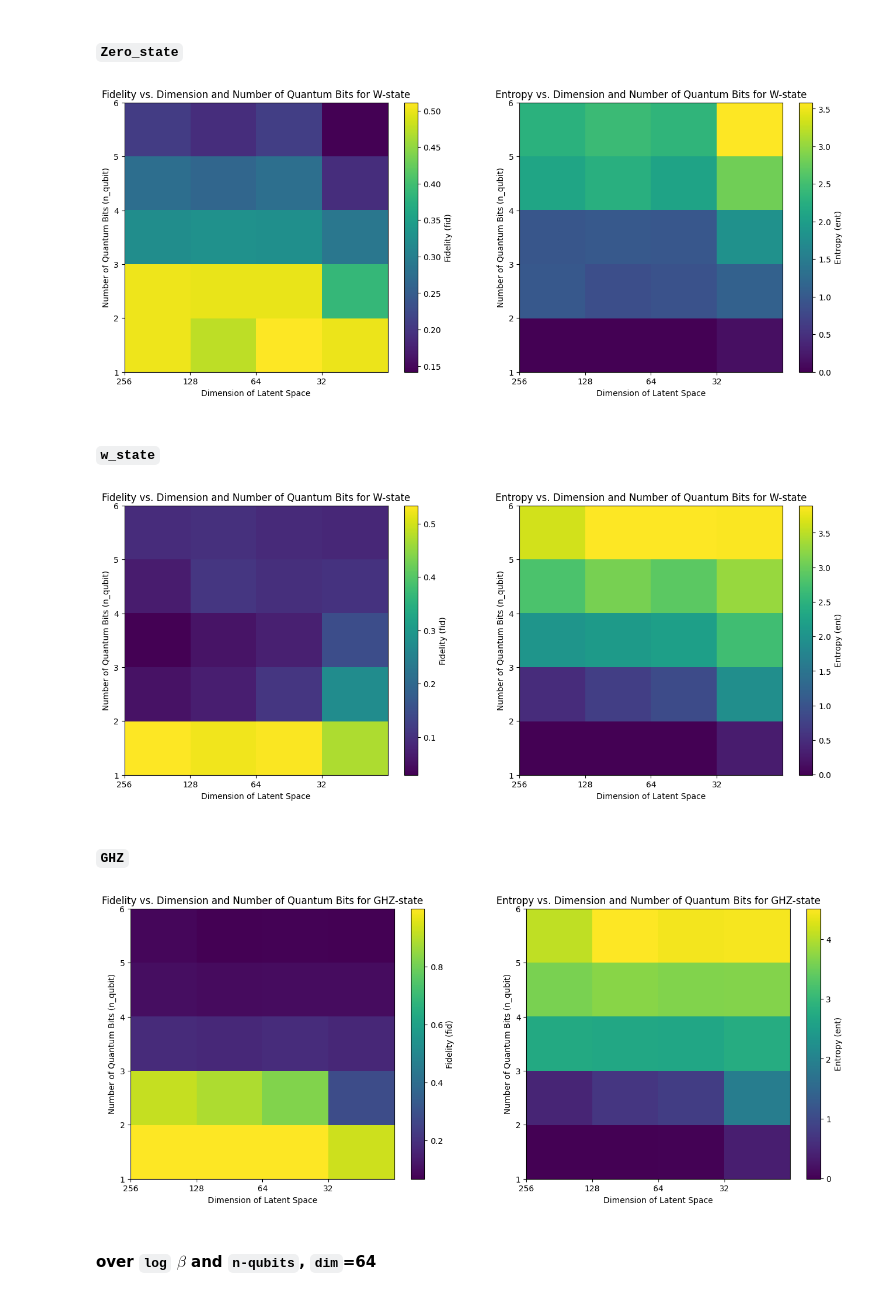
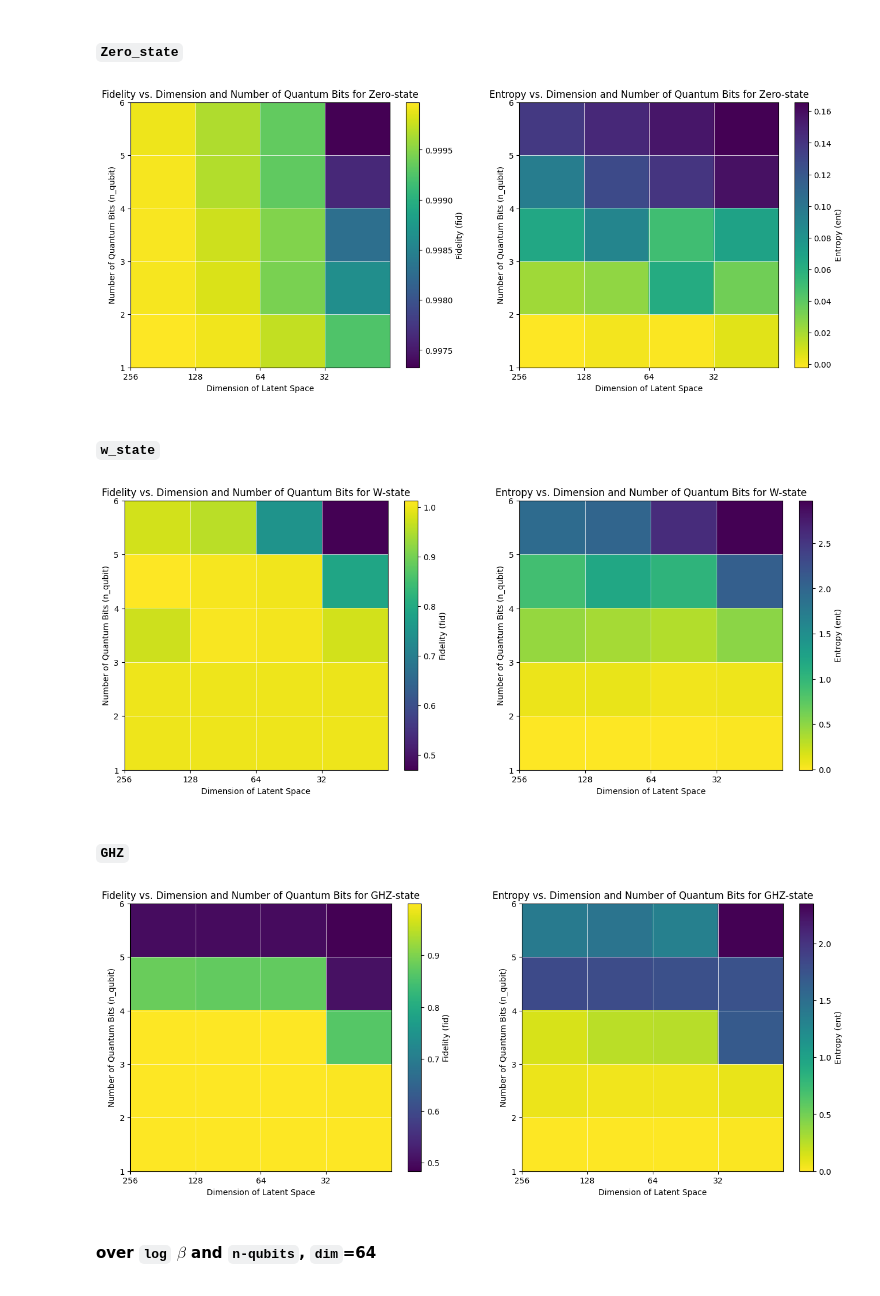
Before and after one commit to XlxlICE/ClassicalShadow, a Jupyter notebook: shadow_transformer.ipynb, the cells around one changed output. Cells and saved outputs as stored; diff of their text form; code cells hidden in the pictures.

```diff
--- a/shadow_transformer.ipynb
+++ b/shadow_transformer.ipynb
@@ -361,0 +431,6 @@ plt.show()
+# %%
+for dim in [256,128,64,32]:
+    cst = ClassicalShadowTransformer(5,logbeta=-4,embed_dim=dim,state_name='GHZ').load()
+    smoothed_data = smooth_data(cst.loss_history, window_size=15)
+    plt.plot(smoothed_data, label=dim)
+    plt.legend()
@@ -361,0 +439,5 @@ plt.show()
+# %%
+
+cst = ClassicalShadowTransformer(5,logbeta=-1,embed_dim=64,state_name='GHZ').load()
+#print(cst.transformer.repara.logvar)
+plt.plot(cst.loss_history)
@@ -366,19 +451,28 @@ Compute `fidelity` and `entropy `(in unit of bit) of the reconstructed density m
 using `map.data`
 # %% [markdown]
 #### over n-qubits nad dimensionality, log $\beta$ =1
+# %%
+def fidelity(state_name,rho,n_qubit):
+    state_list={'GHZ':ghz_state,
+                'W_state':w_state,
+                'Zero_state':zero_state}
+    state_vector=state_list[state_name](n_qubit)[0].data
+    density_Mat=rho.data
+    return state_vector.conjugate().dot(density_Mat@state_vector)
 # %%
 data = []
 for n_qubit in range(1,6):
     for dim in [256,128,64,32]:
-        cst = ClassicalShadowTransformer(n_qubit=n_qubit, logbeta=1,state_name='W_state',embed_dim=dim).load().eval()
+        cst = ClassicalShadowTransformer(n_qubit=n_qubit, logbeta=-5,state_name='Zero_state',embed_dim=dim).load().eval()
         with torch.no_grad():
             rho = cst.rho().matrix_form()/2**cst.n_qubit # reconstruction
         # compute fidelity
-        fid = (rho[0,0] + rho[-1,-1] + rho[0,-1] + rho[-1,0])/2
-        fid = fid.real.item()
+        fid=fidelity(cst.state_name,rho,cst.n_qubit)
         vals = torch.linalg.eigvalsh(rho)
         vals = vals[vals > 0.]
         ent = -torch.log2(vals).dot(vals).item()
+
+        ##
         clear_output(wait=True)
         print(cst.path + '/' + cst.file)
         print(f'F = {fid}, S = {ent}')
@@ -460,6 +505,7 @@ for i in range(len(data)):
     fid_matrix[n, d] = fid[i]
     ent_matrix[n, d] = ent[i]
 
+
 # 创建两个子图
 fig, axes = plt.subplots(1, 2, figsize=(16, 6))
 
@@ -469,21 +515,23 @@ axes[0].set_xticks(np.arange(len(dim_values)))
 axes[0].set_xticklabels(dim_values)
 axes[0].set_xlabel('Dimension of Latent Space')
 axes[0].set_ylabel('Number of Quantum Bits (n_qubit)')
-axes[0].set_title('Fidelity vs. Dimension and Number of Quantum Bits for W-state')
-plt.colorbar(fid_img, ax=axes[0], label='Fidelity (fid)')  # 添加颜色条
+axes[0].set_title('Fidelity vs. Dimension and Number of Quantum Bits for Zero-state')
+axes[0].grid(color='white', linestyle='-', linewidth=0.5)  # 添加网格线
+plt.colorbar(fid_img, ax=axes[0], label='Fidelity (fid)')
 
 # 绘制 Entropy 矩阵
-ent_img = axes[1].imshow(ent_matrix, cmap='viridis', extent=[0, len(dim_values), 1, 6], aspect='auto', origin='lower')
+ent_img = axes[1].imshow(ent_matrix, cmap='viridis_r', extent=[0, len(dim_values), 1, 6], aspect='auto', origin='lower')
 axes[1].set_xticks(np.arange(len(dim_values)))
 axes[1].set_xticklabels(dim_values)
 axes[1].set_xlabel('Dimension of Latent Space')
 axes[1].set_ylabel('Number of Quantum Bits (n_qubit)')
-axes[1].set_title('Entropy vs. Dimension and Number of Quantum Bits for W-state')
-plt.colorbar(ent_img, ax=axes[1], label='Entropy (ent)')  # 添加颜色条
+axes[1].set_title('Entropy vs. Dimension and Number of Quantum Bits for Zero-state')
+axes[1].grid(color='white', linestyle='-', linewidth=0.5)  # 添加网格线
+plt.colorbar(ent_img, ax=axes[1], label='Entropy (ent)')
 
 plt.show()
 # %% [output]
-[figure, old version]
+[figure, new version]
 # %% [markdown]
 ##### `w_state`
 # %%
@@ -502,37 +550,40 @@ fid_matrix = np.zeros((5, 4))
 ent_matrix = np.zeros((5, 4))
 dim_values = [256, 128, 64, 32]  # 定义维度取值
 
 # 创建一个矩阵，将 fid 和 ent 值填充到相应的位置
 for i in range(len(data)):
     n = int(n_qubit[i] - 1)
     d = dim_values.index(int(dim[i]))  # 获取维度在取值列表中的索引
     fid_matrix[n, d] = fid[i]
     ent_matrix[n, d] = ent[i]
 
+
 # 创建两个子图
 fig, axes = plt.subplots(1, 2, figsize=(16, 6))
 
 # 绘制 Fidelity 矩阵
 fid_img = axes[0].imshow(fid_matrix, cmap='viridis', extent=[0, len(dim_values), 1, 6], aspect='auto', origin='lower')
 axes[0].set_xticks(np.arange(len(dim_values)))
 axes[0].set_xticklabels(dim_values)
 axes[0].set_xlabel('Dimension of Latent Space')
 axes[0].set_ylabel('Number of Quantum Bits (n_qubit)')
 axes[0].set_title('Fidelity vs. Dimension and Number of Quantum Bits for W-state')
-plt.colorbar(fid_img, ax=axes[0], label='Fidelity (fid)')  # 添加颜色条
+axes[0].grid(color='white', linestyle='-', linewidth=0.5)  # 添加网格线
+plt.colorbar(fid_img, ax=axes[0], label='Fidelity (fid)')
 
 # 绘制 Entropy 矩阵
-ent_img = axes[1].imshow(ent_matrix, cmap='viridis', extent=[0, len(dim_values), 1, 6], aspect='auto', origin='lower')
+ent_img = axes[1].imshow(ent_matrix, cmap='viridis_r', extent=[0, len(dim_values), 1, 6], aspect='auto', origin='lower')
 axes[1].set_xticks(np.arange(len(dim_values)))
 axes[1].set_xticklabels(dim_values)
 axes[1].set_xlabel('Dimension of Latent Space')
 axes[1].set_ylabel('Number of Quantum Bits (n_qubit)')
 axes[1].set_title('Entropy vs. Dimension and Number of Quantum Bits for W-state')
-plt.colorbar(ent_img, ax=axes[1], label='Entropy (ent)')  # 添加颜色条
+axes[1].grid(color='white', linestyle='-', linewidth=0.5)  # 添加网格线
+plt.colorbar(ent_img, ax=axes[1], label='Entropy (ent)')
 
 plt.show()
 # %% [output]
-[figure, old version]
+[figure, new version]
 # %% [markdown]
 ##### `GHZ`
 # %%
@@ -558,6 +609,7 @@ for i in range(len(data)):
     fid_matrix[n, d] = fid[i]
     ent_matrix[n, d] = ent[i]
 
+
 # 创建两个子图
 fig, axes = plt.subplots(1, 2, figsize=(16, 6))
 
@@ -568,20 +620,22 @@ axes[0].set_xticklabels(dim_values)
 axes[0].set_xlabel('Dimension of Latent Space')
 axes[0].set_ylabel('Number of Quantum Bits (n_qubit)')
 axes[0].set_title('Fidelity vs. Dimension and Number of Quantum Bits for GHZ-state')
-plt.colorbar(fid_img, ax=axes[0], label='Fidelity (fid)')  # 添加颜色条
+axes[0].grid(color='white', linestyle='-', linewidth=0.5)  # 添加网格线
+plt.colorbar(fid_img, ax=axes[0], label='Fidelity (fid)')
 
 # 绘制 Entropy 矩阵
-ent_img = axes[1].imshow(ent_matrix, cmap='viridis', extent=[0, len(dim_values), 1, 6], aspect='auto', origin='lower')
+ent_img = axes[1].imshow(ent_matrix, cmap='viridis_r', extent=[0, len(dim_values), 1, 6], aspect='auto', origin='lower')
 axes[1].set_xticks(np.arange(len(dim_values)))
 axes[1].set_xticklabels(dim_values)
 axes[1].set_xlabel('Dimension of Latent Space')
 axes[1].set_ylabel('Number of Quantum Bits (n_qubit)')
 axes[1].set_title('Entropy vs. Dimension and Number of Quantum Bits for GHZ-state')
-plt.colorbar(ent_img, ax=axes[1], label='Entropy (ent)')  # 添加颜色条
+axes[1].grid(color='white', linestyle='-', linewidth=0.5)  # 添加网格线
+plt.colorbar(ent_img, ax=axes[1], label='Entropy (ent)')
 
 plt.show()
 # %% [output]
-[figure, old version]
+[figure, new version]
 # %% [markdown]
 #### over `log` $\beta$  and `n-qubits`, `dim`=64
 # %%
```
Also changed, not shown: parts of 86 cells of this notebook.
